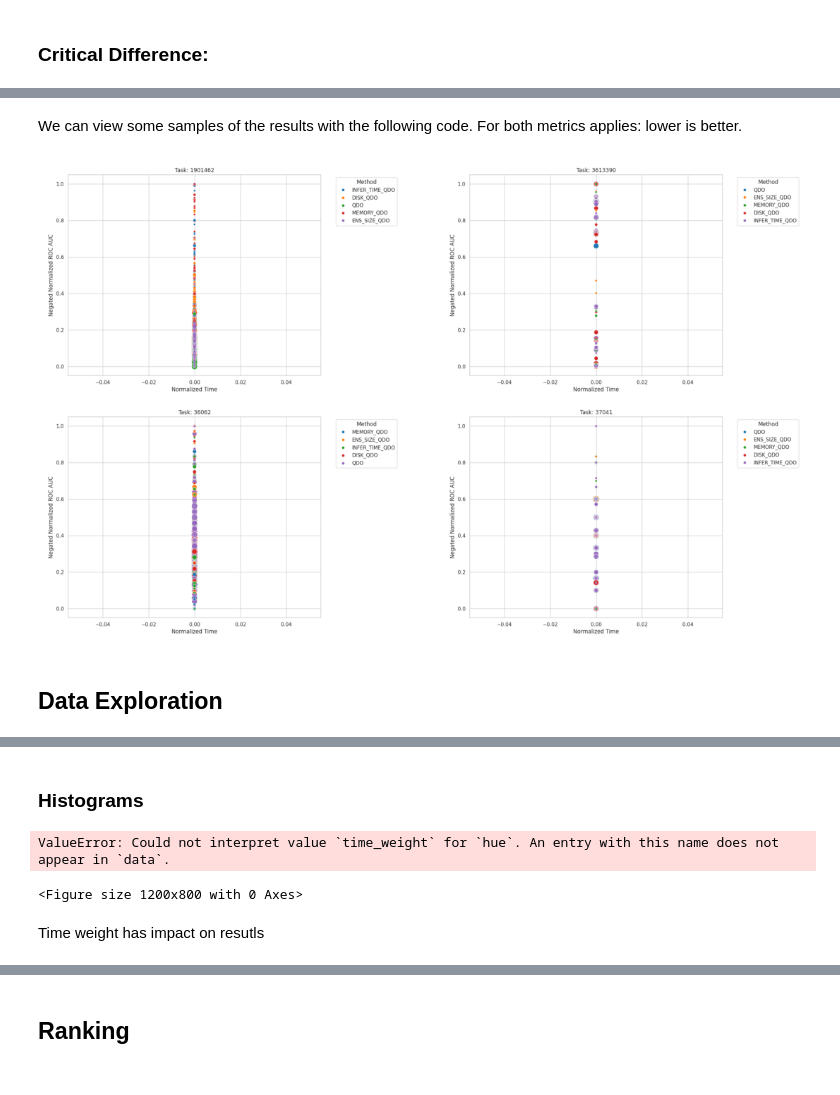
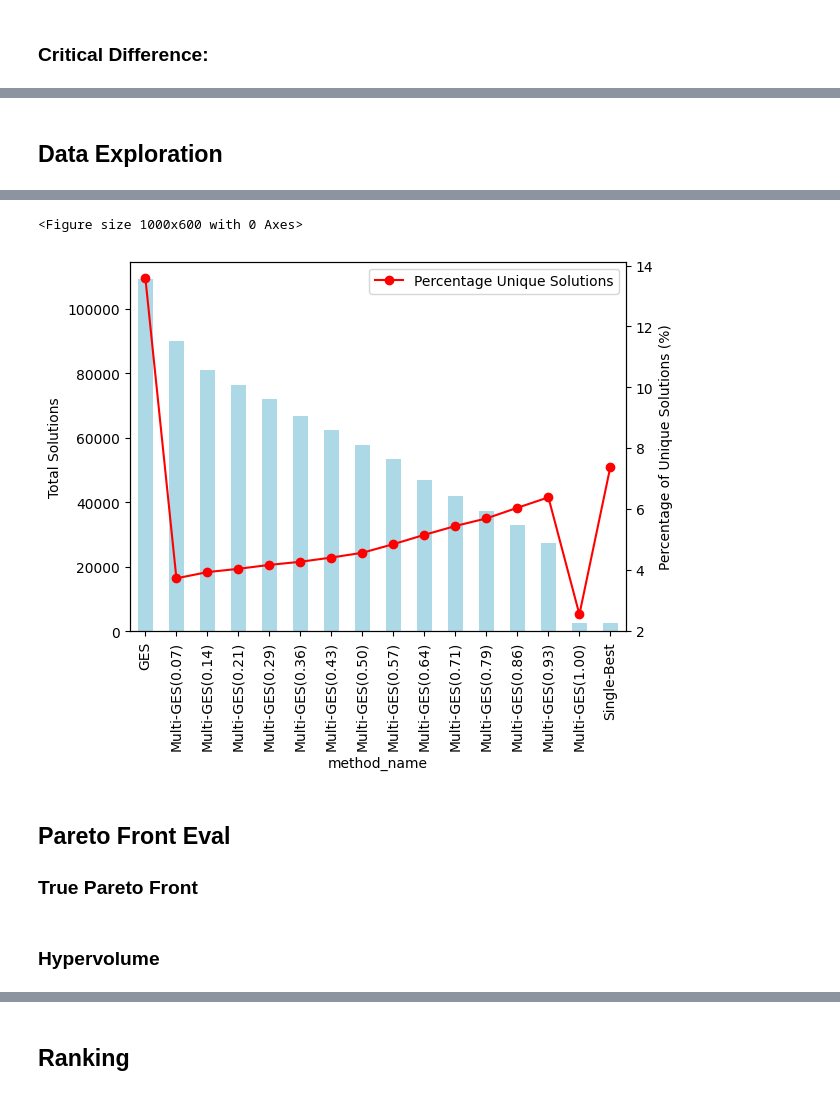
Before and after one commit to Atraxus/HA-ES, a Jupyter notebook: haes/plotting.ipynb, the cells around one changed output, grey strips where cells are left out. Cells and saved outputs as stored; diff of their text form; code cells hidden in the pictures.

```diff
--- a/haes/plotting.ipynb
+++ b/haes/plotting.ipynb
@@ -392,32 +259,3 @@ KeyboardInterrupt:
-# %% [markdown]
-We can view some samples of the results with the following code. For both metrics applies: lower is better.
-# %%
-import matplotlib.image as mpimg
-import random
-
-
-# Get a list of all files in the directory and filter for PNG files
-dir_path = "../plots/scatter/"
-all_files = [
-    os.path.join("../plots/scatter/", file)
-    for file in os.listdir(dir_path)
-    if file.endswith(".png")
-]
-
-# Randomly pick four images
-selected_images = random.sample(all_files, 4)
-
-# Set up the figure and axes
-fig, axs = plt.subplots(2, 2, figsize=(12, 7))
-axs = axs.flatten()
-for ax, img_path in zip(axs, selected_images):
-    img = mpimg.imread(img_path)
-    ax.imshow(img)
-    ax.axis("off")
-plt.tight_layout()
-plt.show()
-# %% [output]
-[figure, removed]
 # %% [markdown]
 ## Data Exploration
 # %%
@@ -428,3 +266,43 @@ interactive_boxplot(df, column_options)
 # %% [output]
 VBox(children=(Dropdown(description='Y-axis column:', options=('models_used_length', 'roc_auc_test', 'negated_…
 [interactive output not drawn]
+# %%
+df['models_used_tuple'] = df['models_used'].apply(tuple)
+
+# Group the DataFrame by 'method_name' and compute total and unique counts
+result_df = df.groupby('method_name').agg(
+    total_solutions=('models_used', 'count'),
+    unique_solutions=('models_used_tuple', 'nunique')
+)
+
+# Calculate the percentage of unique solutions
+result_df['percentage_unique_solutions'] = (
+    result_df['unique_solutions'] / result_df['total_solutions'] * 100
+)
+
+# Optionally reset the index if you want 'method_name' as a column
+result_df = result_df.reset_index()
+
+# Plot the bar chart for total solutions
+plt.figure(figsize=(10, 6))
+ax = result_df.plot(kind='bar', x='method_name', y='total_solutions', color='lightblue', legend=False)
+
+# Plot the percentage of unique solutions as a line graph
+ax2 = ax.twinx()
+ax2.plot(result_df['method_name'], result_df['percentage_unique_solutions'], color='red', marker='o', label='Percentage Unique Solutions')
+ax2.set_ylabel('Percentage of Unique Solutions (%)')
+
+# Set titles and labels
+# ax.set_title("Total Solutions and Percentage of Unique Solutions per Method")
+ax.set_ylabel("Total Solutions")
+plt.xticks(rotation=90)
+plt.legend()
+
+plt.show()
+# %% [output]
+<Figure size 1000x600 with 0 Axes>
+[figure, added]
+# %% [markdown]
+## Pareto Front Eval
+
+### True Pareto Front
@@ -431,2 +456,2 @@ VBox(children=(Dropdown(description='Y-axis column:', options=('models_used_leng
 # %% [markdown]
-### Histograms
+### Hypervolume
@@ -477,7 +457,0 @@ def plot_time_weight_impact(df):
-# %%
-plot_time_weight_impact(df)
-# %% [output]
-ValueError: Could not interpret value `time_weight` for `hue`. An entry with this name does not appear in `data`.
-<Figure size 1200x800 with 0 Axes>
-# %% [markdown]
-Time weight has impact on resutls
```
Also changed, not shown: parts of 34 cells of this notebook, 3 other files.
